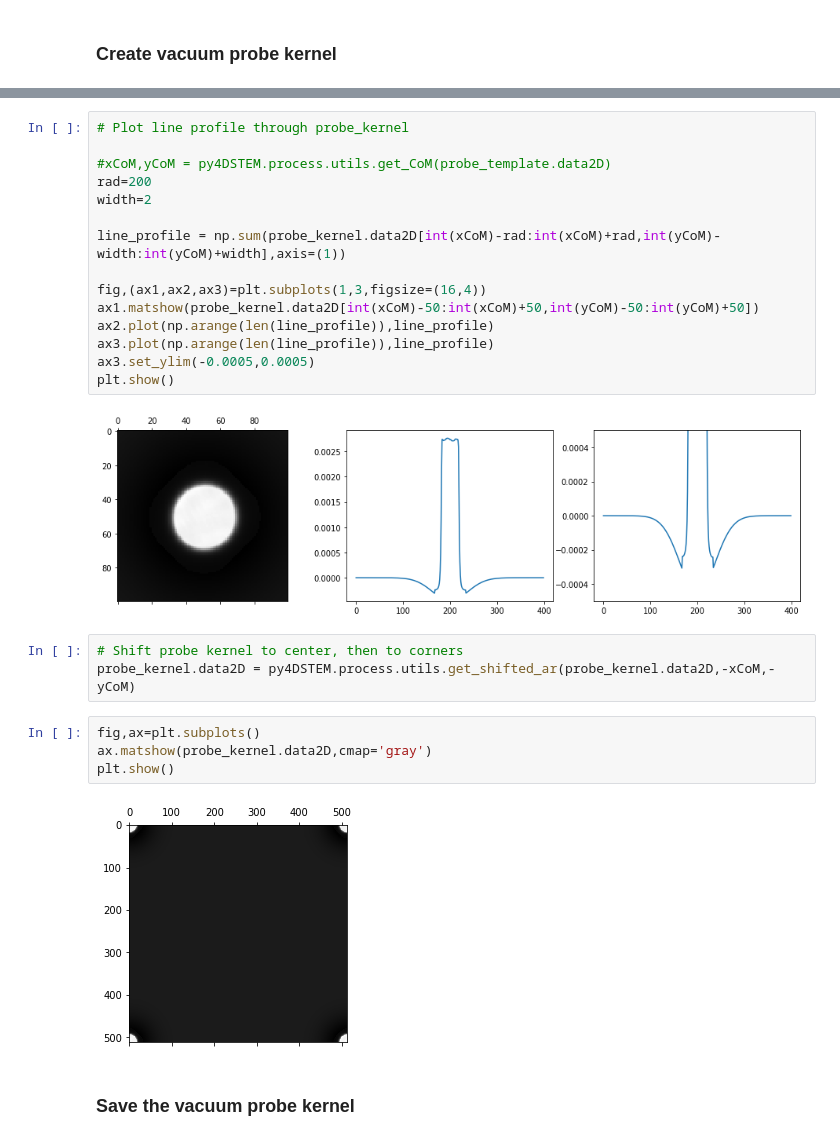
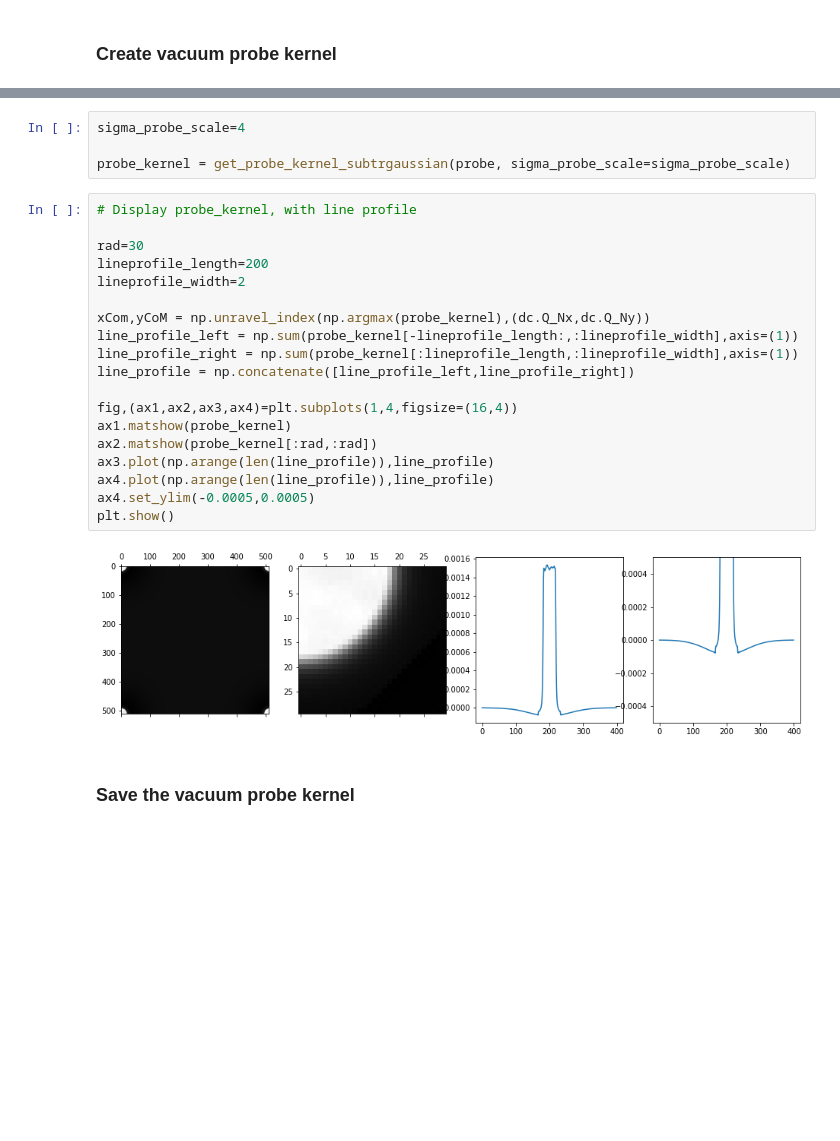
Before and after one commit to py4dstem/py4DSTEM, a Jupyter notebook: py4DSTEM/notebooks/workflow_demos/strain/Notebook1__get_vacuum_probe.ipynb, the cells around one changed output, grey strips where cells are left out. Cells and saved outputs as stored; diff of their text form; blank space fills up the shorter version.

```diff
--- a/py4DSTEM/notebooks/workflow_demos/strain/Notebook1__get_vacuum_probe.ipynb
+++ b/py4DSTEM/notebooks/workflow_demos/strain/Notebook1__get_vacuum_probe.ipynb
@@ -180,29 +110,28 @@ Probe kernel sums to -1.8237431976618858e-16.
-# %%
-# Plot line profile through probe_kernel
-
-#xCoM,yCoM = py4DSTEM.process.utils.get_CoM(probe_template.data2D)
-rad=200
-width=2
-
-line_profile = np.sum(probe_kernel.data2D[int(xCoM)-rad:int(xCoM)+rad,int(yCoM)-width:int(yCoM)+width],axis=(1))
-
-fig,(ax1,ax2,ax3)=plt.subplots(1,3,figsize=(16,4))
-ax1.matshow(probe_kernel.data2D[int(xCoM)-50:int(xCoM)+50,int(yCoM)-50:int(yCoM)+50])
-ax2.plot(np.arange(len(line_profile)),line_profile)
-ax3.plot(np.arange(len(line_profile)),line_profile)
-ax3.set_ylim(-0.0005,0.0005)
-plt.show()
-# %% [output]
-[figure, removed]
-# %%
-# Shift probe kernel to center, then to corners
-probe_kernel.data2D = py4DSTEM.process.utils.get_shifted_ar(probe_kernel.data2D,-xCoM,-yCoM)
-# %%
-fig,ax=plt.subplots()
-ax.matshow(probe_kernel.data2D,cmap='gray')
-plt.show()
-# %% [output]
-[figure, removed]
+# %%
+sigma_probe_scale=4
+
+probe_kernel = get_probe_kernel_subtrgaussian(probe, sigma_probe_scale=sigma_probe_scale)
+# %%
+# Display probe_kernel, with line profile
+
+rad=30
+lineprofile_length=200
+lineprofile_width=2
+
+xCom,yCoM = np.unravel_index(np.argmax(probe_kernel),(dc.Q_Nx,dc.Q_Ny))
+line_profile_left = np.sum(probe_kernel[-lineprofile_length:,:lineprofile_width],axis=(1))
+line_profile_right = np.sum(probe_kernel[:lineprofile_length,:lineprofile_width],axis=(1))
+line_profile = np.concatenate([line_profile_left,line_profile_right])
+
+fig,(ax1,ax2,ax3,ax4)=plt.subplots(1,4,figsize=(16,4))
+ax1.matshow(probe_kernel)
+ax2.matshow(probe_kernel[:rad,:rad])
+ax3.plot(np.arange(len(line_profile)),line_profile)
+ax4.plot(np.arange(len(line_profile)),line_profile)
+ax4.set_ylim(-0.0005,0.0005)
+plt.show()
+# %% [output]
+[figure, added]
 # %% [markdown]
 ### Save the vacuum probe kernel
 # %%
```
Also changed, not shown: parts of 14 cells of this notebook, 6 other files.
